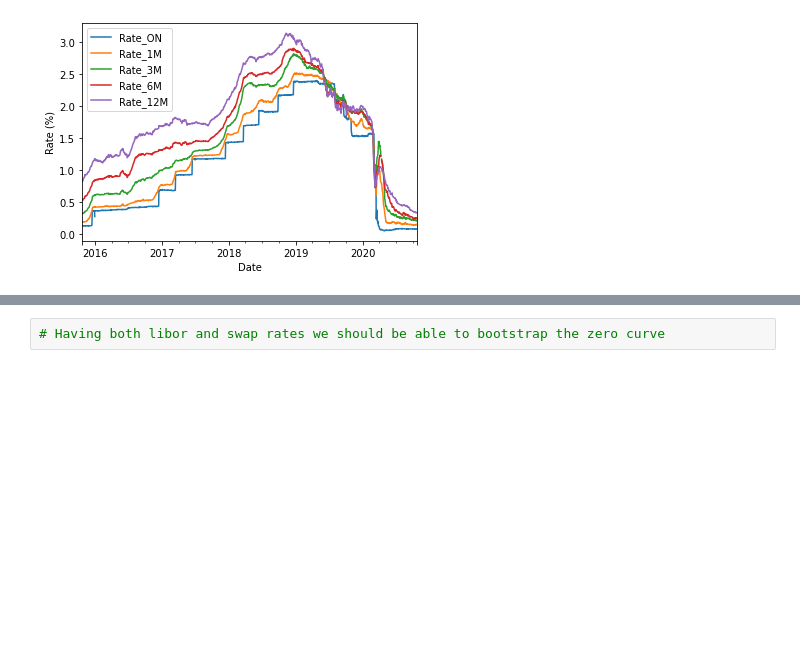
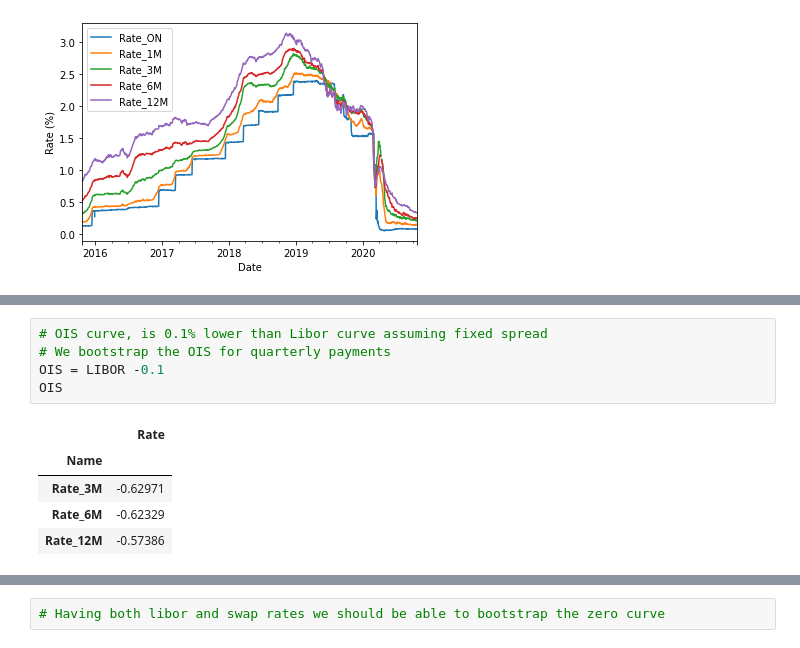
Before and after one commit to WillemJan9519/SPFDM1, a Jupyter notebook: SPFDM 1.ipynb, the cells around one changed output, grey strips where cells are left out. Cells and saved outputs as stored; diff of their text form; blank space fills up the shorter version.

```diff
--- a/SPFDM 1.ipynb
+++ b/SPFDM 1.ipynb
@@ -41,3 +47,14 @@ pd.DataFrame({'Rate':LIBOR.iloc[-1,2:]})
+# %%
+# OIS curve, is 0.1% lower than Libor curve assuming fixed spread
+# We bootstrap the OIS for quarterly payments
+OIS = LIBOR -0.1
+OIS
+# %% [output]
+|  | Rate |
+| Name |  |
+| Rate_3M | -0.62971 |
+| Rate_6M | -0.62329 |
+| Rate_12M | -0.57386 |
 # %%
 # For bootstrapping we also need the swap rates. These are obtained from
 # http://www.interestrateswapstoday.com/swap-rates.html
```
Also changed, not shown: parts of 7 cells of this notebook.
